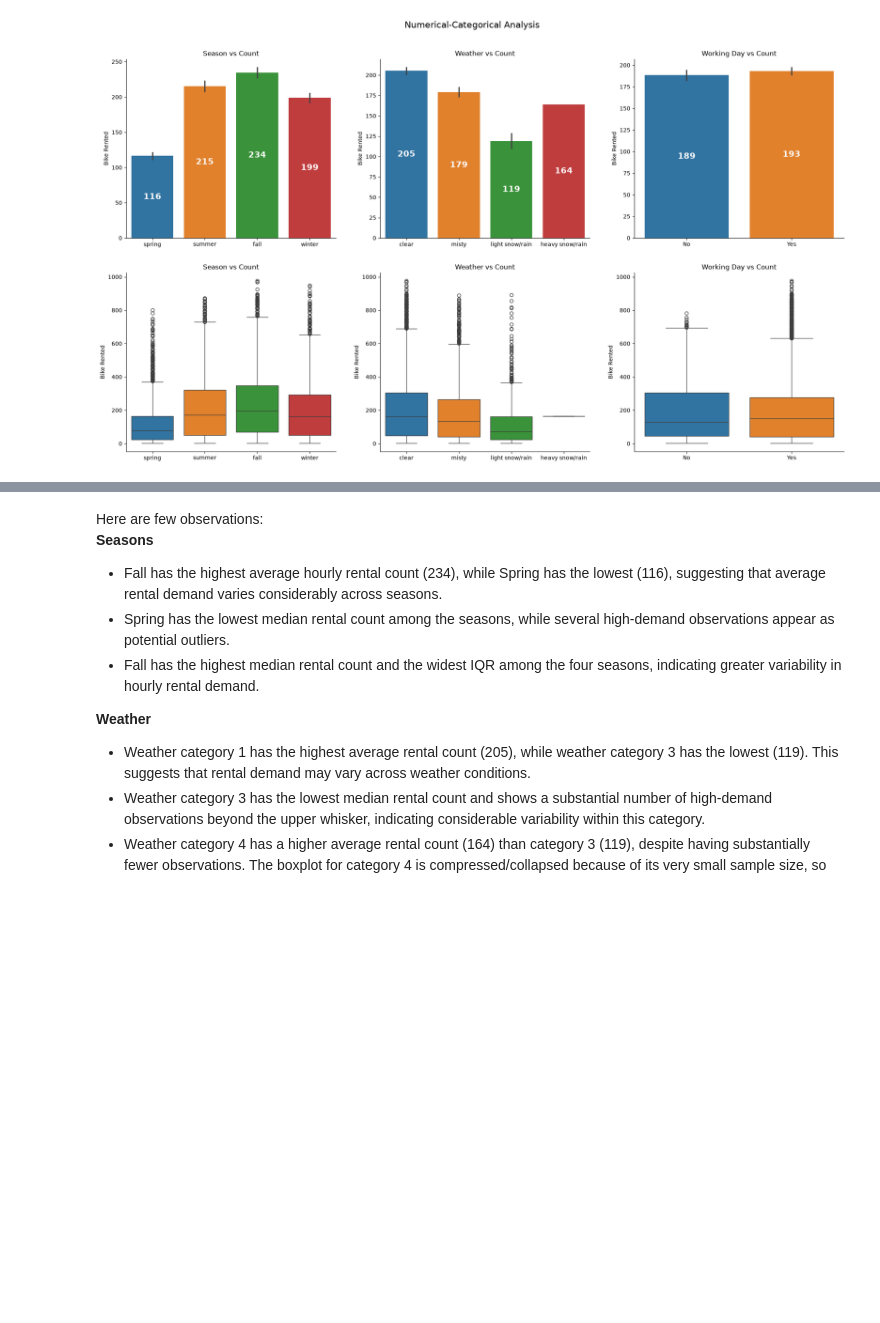
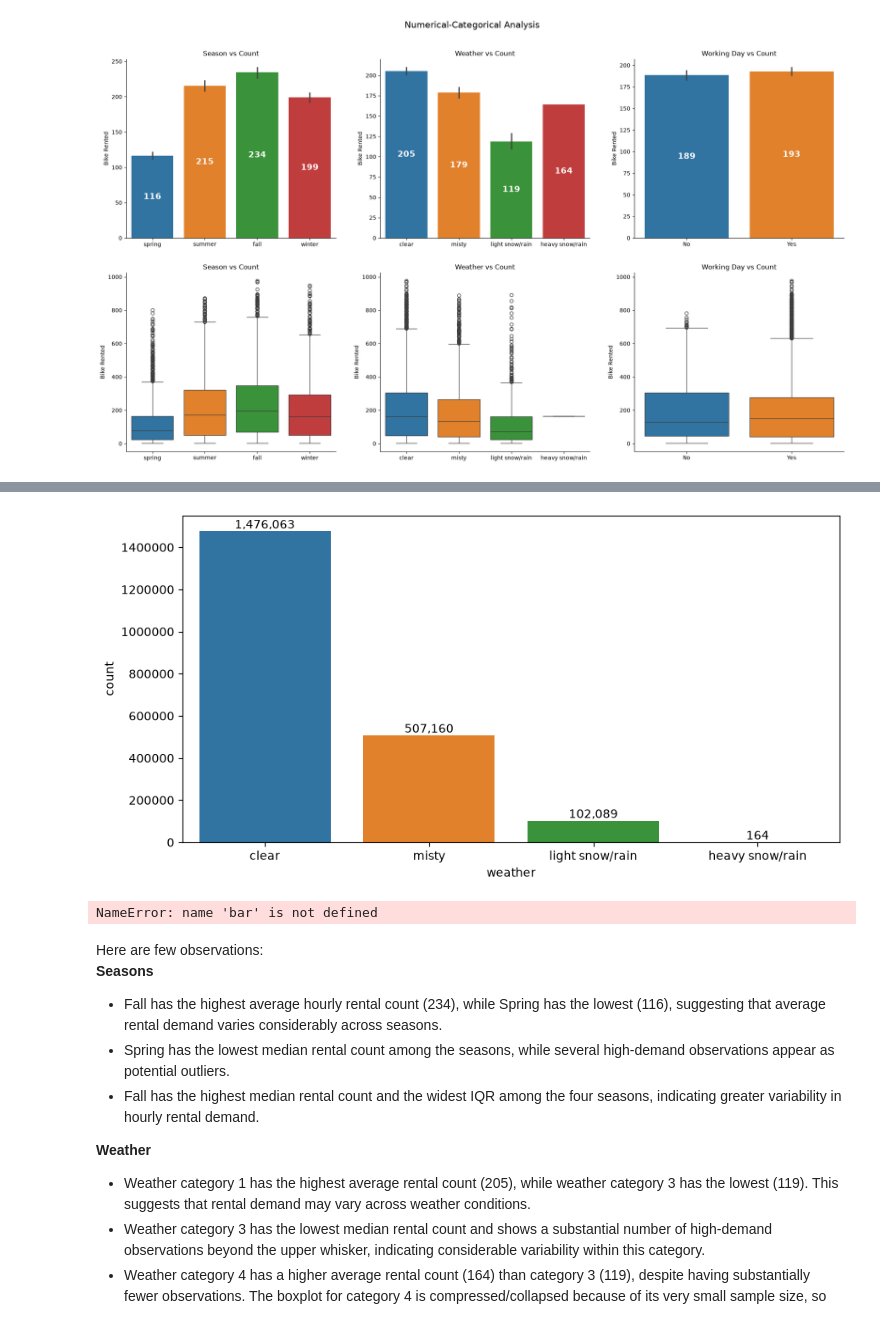
Before and after one commit to Yuvi977/Yulu-Bike-Sharing-Hypothesis-Testing, a Jupyter notebook: Business_Case_Yulu_Hypothesis_Testing.ipynb, the cells around one changed output, grey strips where cells are left out. Drawn from its saved outputs; the diff is of its cells as text; code cells hidden in the pictures; blank space fills up the shorter version.

```diff
--- a/Business_Case_Yulu_Hypothesis_Testing.ipynb
+++ b/Business_Case_Yulu_Hypothesis_Testing.ipynb
@@ -396,3 +411,19 @@ plt.show()
+# %%
+plt.subplots(figsize=(10,5))
+
+ax = sns.barplot(df.groupby("weather")["count"].sum().reset_index(), x="weather", y="count", hue="weather", dodge=False)
+
+for container in ax.containers:
+    labels = [f"{bar.get_height():,.0f}" for bar in container]
+    ax.bar_label(container, labels=labels)
+
+ax.ticklabel_format(style="plain", axis="y")
+# %% [output]
+[figure, added]
+# %%
+help(bar.get_height())
+# %% [output]
+NameError: name 'bar' is not defined
 # %% [markdown]
 Here are few observations:
 **Seasons**
```
Also changed, not shown: parts of 4 cells of this notebook.
